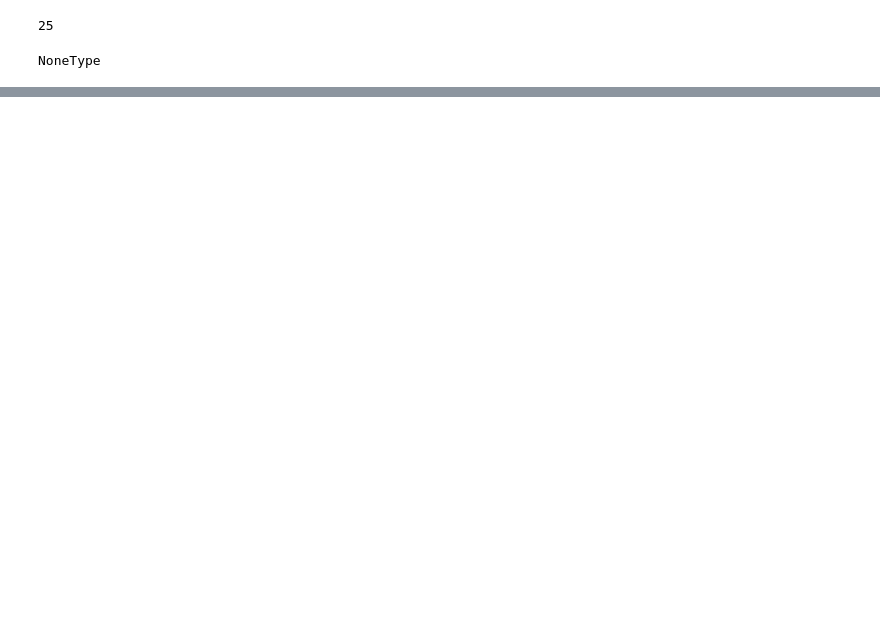
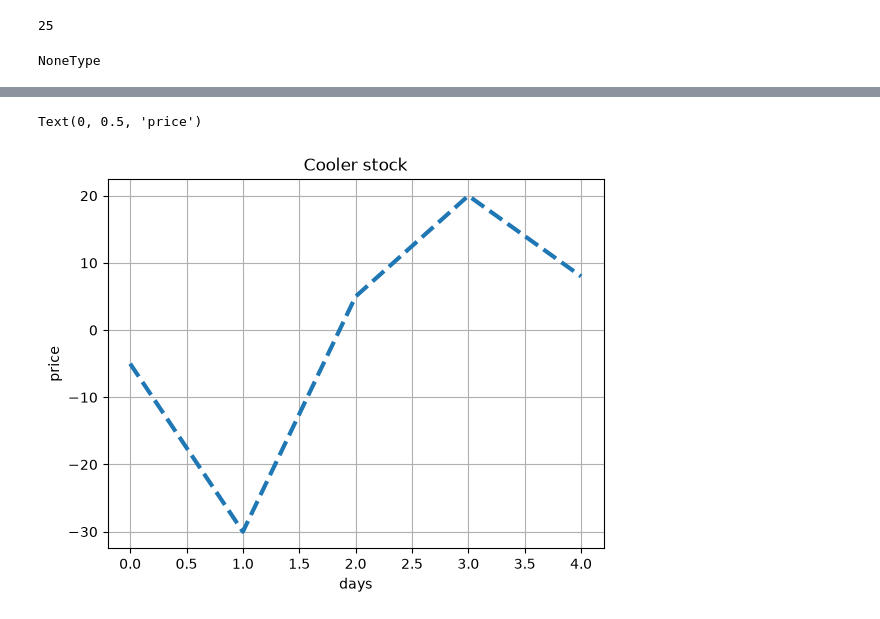
Before and after one commit to kokchun/python_kokchun_giang_aiu26, a Jupyter notebook: code_alongs/11_functions/functions.ipynb, the cells around one changed output, grey strips where cells are left out. Saved outputs shown, nothing was run; the diff lists cells and outputs as text; code cells hidden in the pictures; blank space fills up the shorter version.

```diff
--- a/code_alongs/11_functions/functions.ipynb
+++ b/code_alongs/11_functions/functions.ipynb
@@ -143,0 +210,12 @@ NoneType
+# %%
+x = range(5)
+y = [-5,-30,5,20,8]
+
+plt.plot(x,y, linestyle="--", linewidth=3)
+plt.grid()
+plt.title("Cooler stock")
+plt.xlabel(xlabel="days")
+plt.ylabel(ylabel="price")
+# %% [output]
+Text(0, 0.5, 'price')
+[figure, added]
```
Also changed, not shown: parts of 12 cells of this notebook.
